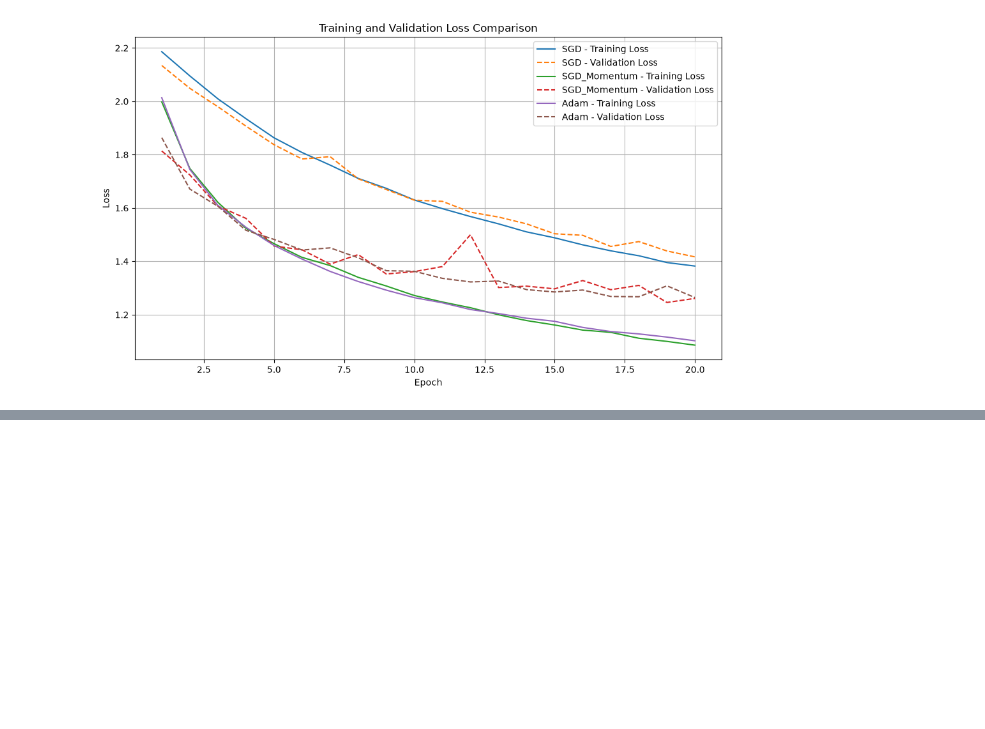
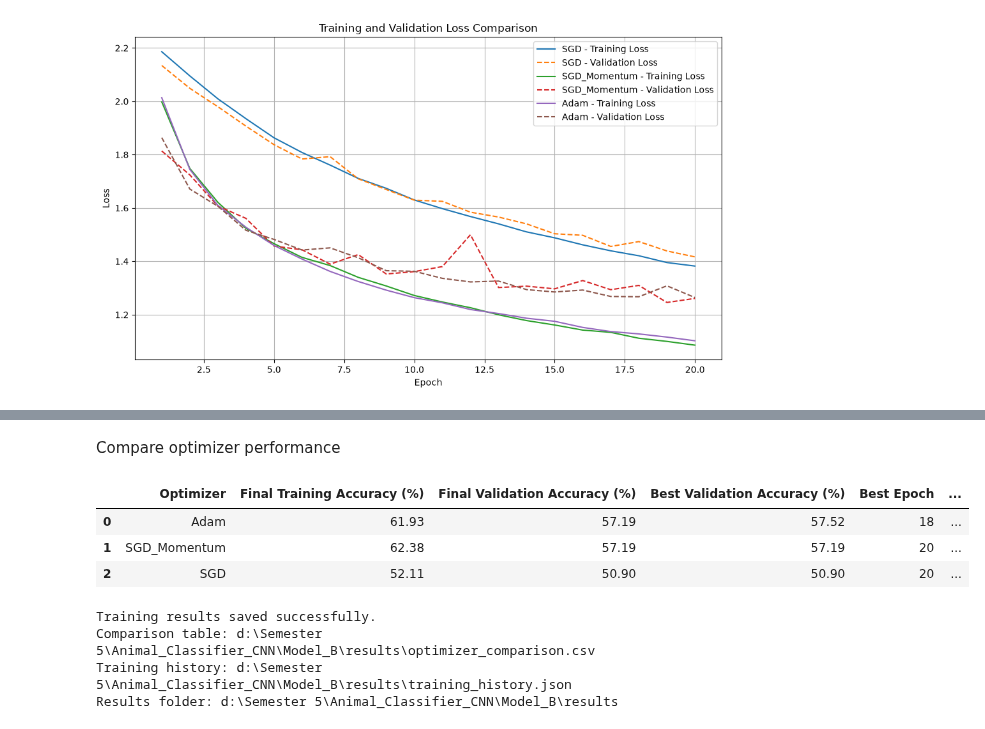
Before and after one commit to Nimindu04/EN3150_Animal_Classification_CNN, a Jupyter notebook: Model_B/01_dataset_preparation.ipynb, the cells around one changed output, grey strips where cells are left out. Drawn from its saved outputs; the diff is of its cells as text; code cells hidden in the pictures; blank space fills up the shorter version.

```diff
--- a/Model_B/01_dataset_preparation.ipynb
+++ b/Model_B/01_dataset_preparation.ipynb
@@ -1243,0 +1277,73 @@ plt.show()
+# %% [markdown]
+Compare optimizer performance
+# %%
+import pandas as pd
+
+comparison_results = []
+
+for name in experiments:
+    train_acc = history[name]["train_accuracy"]
+    val_acc = history[name]["val_accuracy"]
+    train_loss = history[name]["train_loss"]
+    val_loss = history[name]["val_loss"]
+    epoch_times = history[name]["epoch_time"]
+
+    best_epoch_index = max(
+        range(len(val_acc)),
+        key=lambda i: val_acc[i]
+    )
+
+    comparison_results.append({
+        "Optimizer": name,
+        "Final Training Accuracy (%)": round(train_acc[-1] * 100, 2),
+        "Final Validation Accuracy (%)": round(val_acc[-1] * 100, 2),
+        "Best Validation Accuracy (%)": round(
+            val_acc[best_epoch_index] * 100, 2
+        ),
+        "Best Epoch": best_epoch_index + 1,
+        "Final Training Loss": round(train_loss[-1], 4),
+        "Final Validation Loss": round(val_loss[-1], 4),
+        "Average Epoch Time (s)": round(
+            sum(epoch_times) / len(epoch_times), 2
+        )
+    })
+
+comparison_df = pd.DataFrame(comparison_results)
+
+display(
+    comparison_df.sort_values(
+        by="Best Validation Accuracy (%)",
+        ascending=False
+    ).reset_index(drop=True)
+)
+# %% [output]
+|  | Optimizer | Final Training Accuracy (%) | Final Validation Accuracy (%) | Best Validation Accuracy (%) | Best Epoch | ... |
+| 0 | Adam | 61.93 | 57.19 | 57.52 | 18 | ... |
+| 1 | SGD_Momentum | 62.38 | 57.19 | 57.19 | 20 | ... |
+| 2 | SGD | 52.11 | 50.90 | 50.90 | 20 | ... |
+# %%
+from pathlib import Path
+import json
+
+RESULTS_DIR = PROJECT_ROOT / "Model_B" / "results"
+RESULTS_DIR.mkdir(parents=True, exist_ok=True)
+
+# Save the optimizer comparison table
+comparison_path = RESULTS_DIR / "optimizer_comparison.csv"
+comparison_df.to_csv(comparison_path, index=False)
+
+# Save the complete training history
+history_path = RESULTS_DIR / "training_history.json"
+
+with open(history_path, "w", encoding="utf-8") as file:
+    json.dump(history, file, indent=4)
+
+print("Training results saved successfully.")
+print(f"Comparison table: {comparison_path}")
+print(f"Training history: {history_path}")
+print(f"Results folder: {RESULTS_DIR}")
+# %% [output]
+Training results saved successfully.
+Comparison table: d:\Semester 5\Animal_Classifier_CNN\Model_B\results\optimizer_comparison.csv
+Training history: d:\Semester 5\Animal_Classifier_CNN\Model_B\results\training_history.json
+Results folder: d:\Semester 5\Animal_Classifier_CNN\Model_B\results
```
Also changed, not shown: parts of 10 cells of this notebook.
